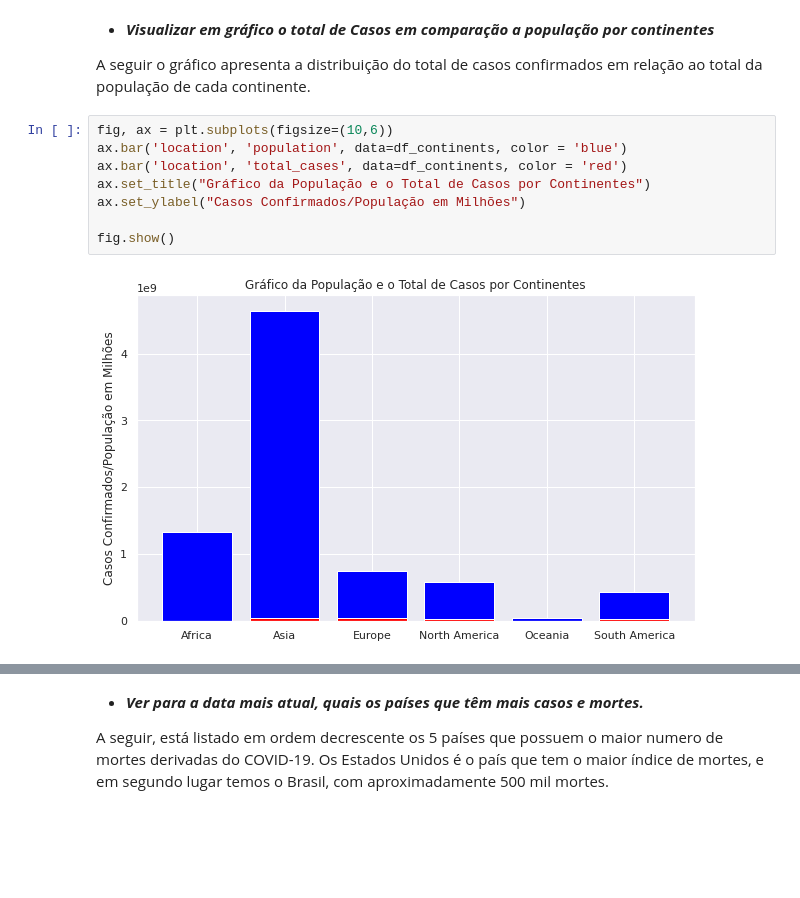
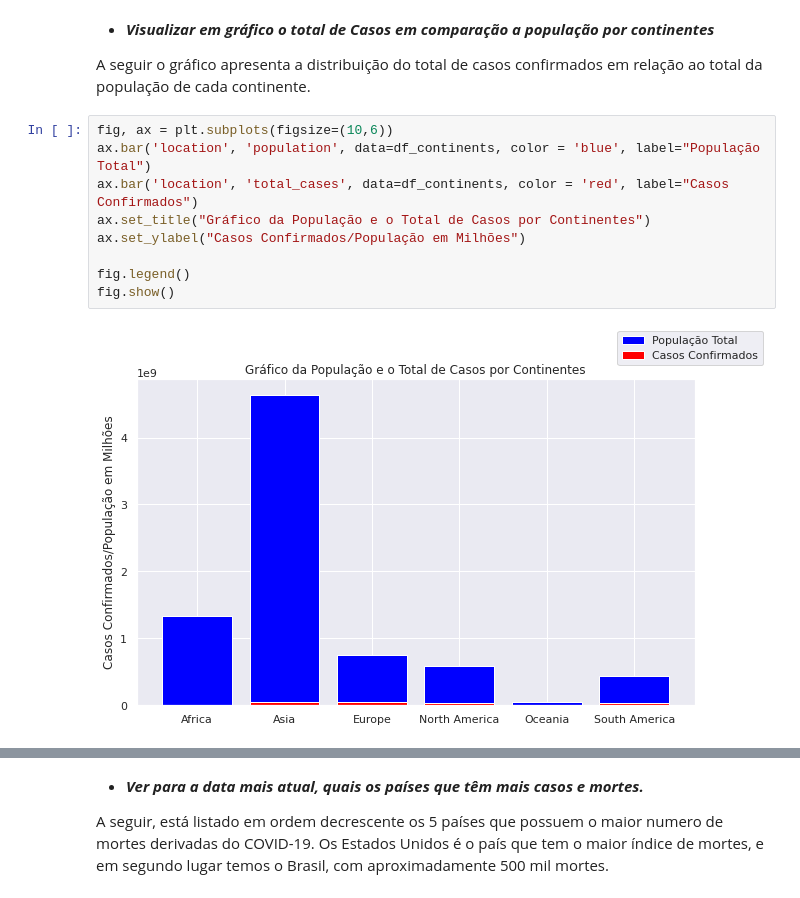
Before and after one commit to robson-ribeiro-da-silva/projects_data_science, a Jupyter notebook: Panorama_do_COVID_19_no_Brasil.ipynb, the cells around one changed output, grey strips where cells are left out. Saved outputs shown, nothing was run; the diff lists cells and outputs as text; blank space fills up the shorter version.

```diff
--- a/Panorama_do_COVID_19_no_Brasil.ipynb
+++ b/Panorama_do_COVID_19_no_Brasil.ipynb
@@ -315,11 +315,12 @@ fig.show();
 A seguir o gráfico apresenta a distribuição do total de casos confirmados em relação ao total da população de cada continente.
 # %%
 fig, ax = plt.subplots(figsize=(10,6))
-ax.bar('location', 'population', data=df_continents, color = 'blue')
-ax.bar('location', 'total_cases', data=df_continents, color = 'red')
+ax.bar('location', 'population', data=df_continents, color = 'blue', label="População Total")
+ax.bar('location', 'total_cases', data=df_continents, color = 'red', label="Casos Confirmados")
 ax.set_title("Gráfico da População e o Total de Casos por Continentes")
 ax.set_ylabel("Casos Confirmados/População em Milhões")
 
+fig.legend()
 fig.show()
 # %% [output]
-[figure, old version]
+[figure, new version]
```
Also changed, not shown: parts of 13 cells of this notebook.
